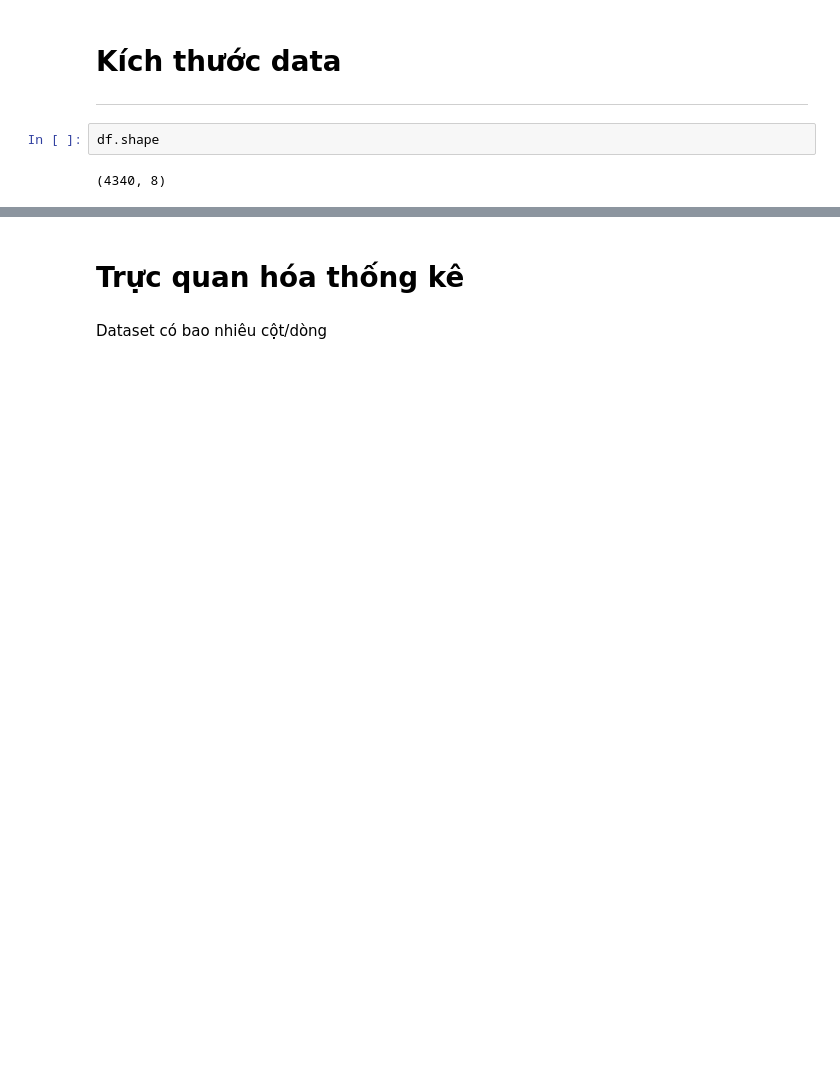
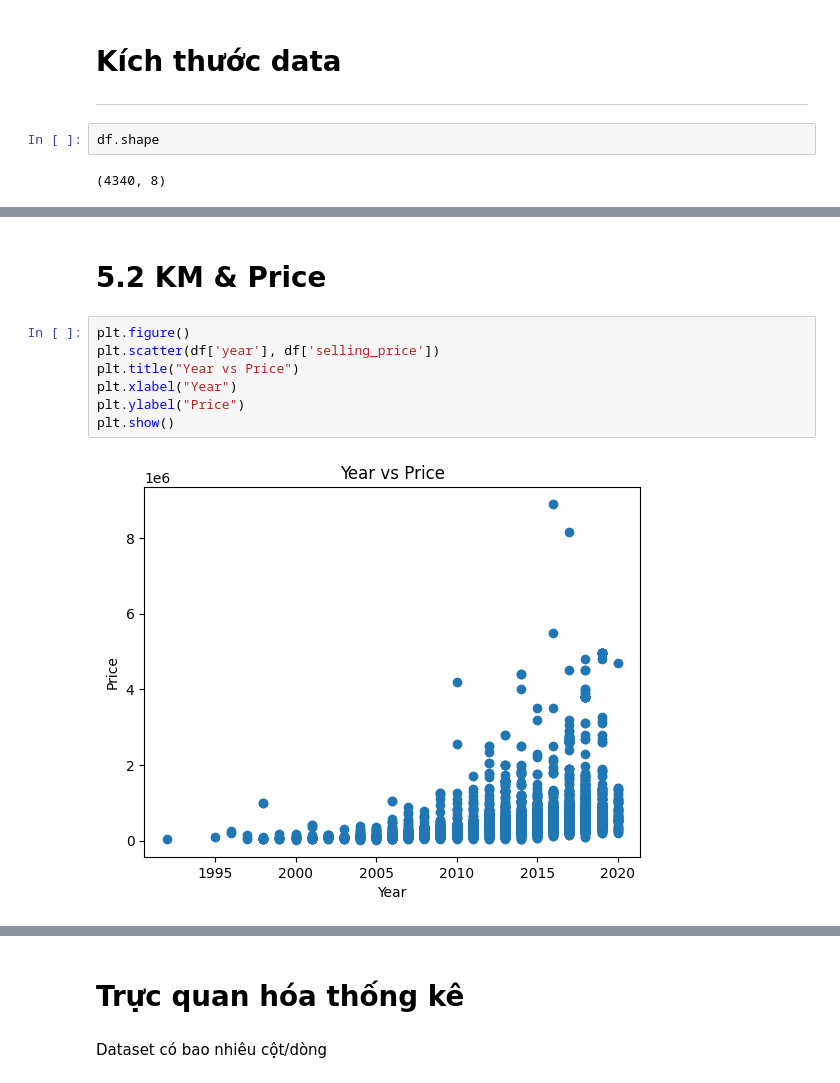
Before and after one commit to hoangchaulanbao/HocmayNC, a Jupyter notebook: car-price-prediction.ipynb, the cells around one changed output, grey strips where cells are left out. Saved outputs shown, nothing was run; the diff lists cells and outputs as text; blank space fills up the shorter version.

```diff
--- a/car-price-prediction.ipynb
+++ b/car-price-prediction.ipynb
@@ -101,0 +200,11 @@ df.shape
+# %% [markdown]
+# 5.2 KM & Price
+# %%
+plt.figure()
+plt.scatter(df['year'], df['selling_price'])
+plt.title("Year vs Price")
+plt.xlabel("Year")
+plt.ylabel("Price")
+plt.show()
+# %% [output]
+[figure, added]
```
Also changed, not shown: parts of 37 cells of this notebook.
